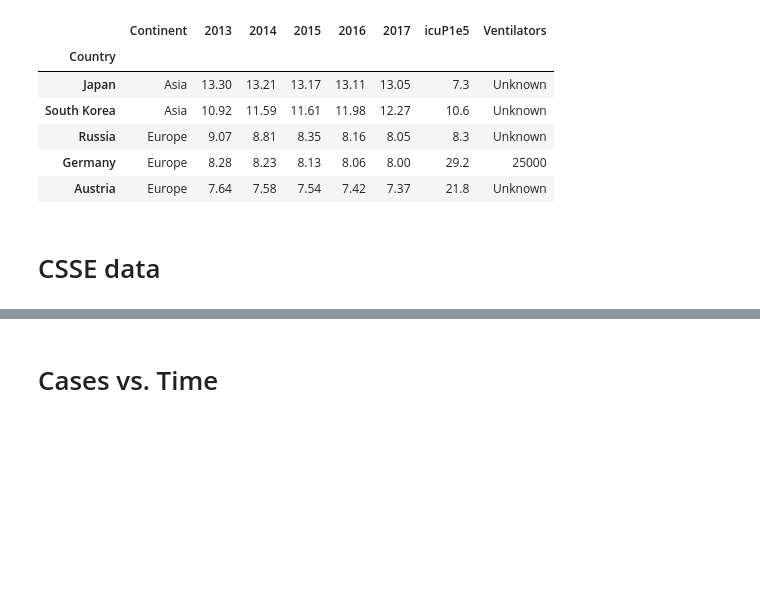
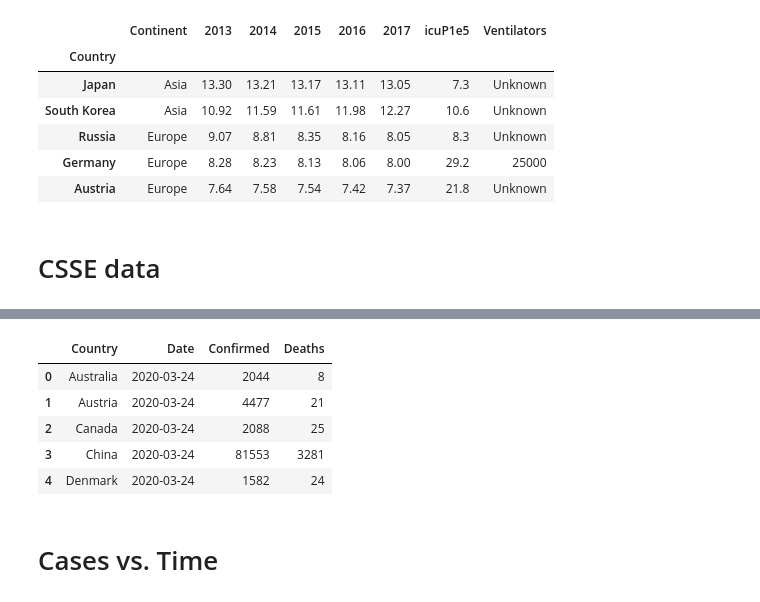
Before and after one commit to ed1d1a8d/covid-19, a Jupyter notebook: tracking.ipynb, the cells around one changed output, grey strips where cells are left out. Saved outputs shown, nothing was run; the diff lists cells and outputs as text; code cells hidden in the pictures; blank space fills up the shorter version.

Commit message:
Add option to pull latest data

```diff
--- a/tracking.ipynb
+++ b/tracking.ipynb
@@ -61,0 +64,25 @@ case_df.head()
+# %%
+case_now_df = pd.read_csv(
+    "data/csse-github/data/cases_country.csv"
+).rename(columns={
+    "Country_Region": "Country",
+    "Last_Update": "Date",
+}).drop(columns=[
+    "Lat",
+    "Long_",
+    "Recovered",
+    "Active"
+]).replace({
+    "United Kingdom": "UK",
+    "Korea, South": "South Korea"
+})
+
+case_now_df.Date = pd.to_datetime(case_now_df.Date).dt.floor('d')
+case_now_df.head()
+# %% [output]
+|  | Country | Date | Confirmed | Deaths |
+| 0 | Australia | 2020-03-24 | 2044 | 8 |
+| 1 | Austria | 2020-03-24 | 4477 | 21 |
+| 2 | Canada | 2020-03-24 | 2088 | 25 |
+| 3 | China | 2020-03-24 | 81553 | 3281 |
+| 4 | Denmark | 2020-03-24 | 1582 | 24 |
```
Also changed, not shown: parts of 2 cells of this notebook.
